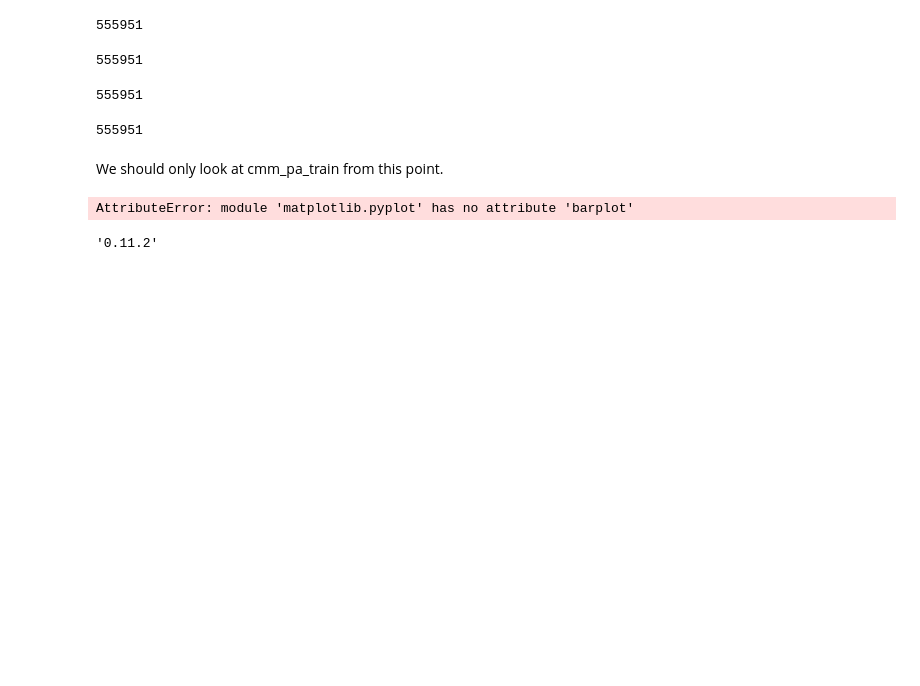
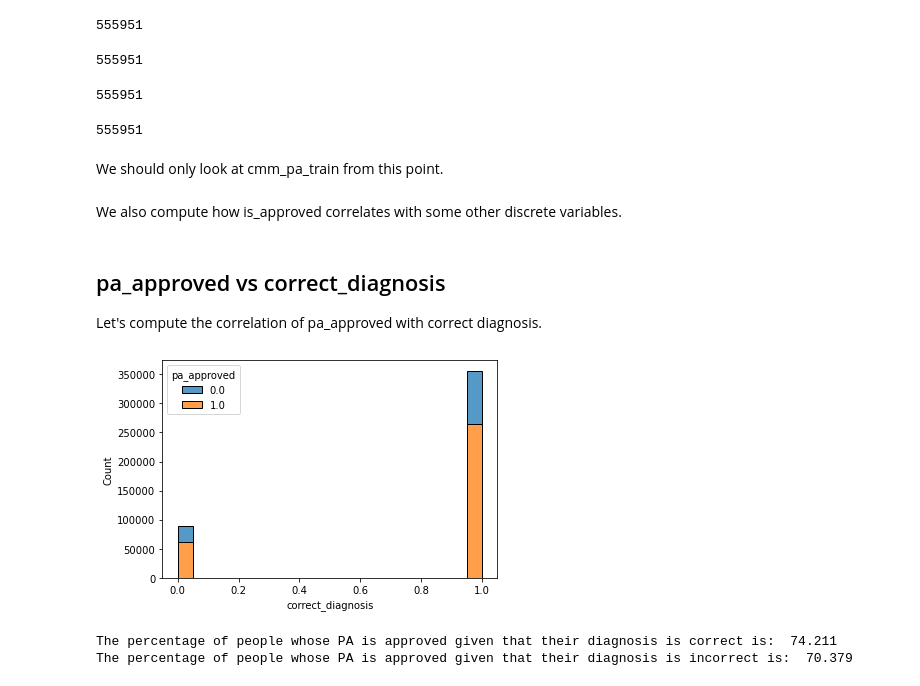
Before and after one commit to sanalsprasad/ErdosProject, a Jupyter notebook: Data_clearing.ipynb, the cells around one changed output. Drawn from its saved outputs; the diff is of its cells as text; code cells hidden in the pictures; blank space fills up the shorter version.

Commit message:
Added pa_approved vs other discrete features

```diff
--- a/Data_clearing.ipynb
+++ b/Data_clearing.ipynb
@@ -65,3 +65,8 @@ cmm_pa_train, cmm_pa_test = train_test_split(cmm_pa, test_size = 0.2,
                                             stratify = cmm_pa.pa_approved)
 # %% [markdown]
 We should only look at cmm_pa_train from this point.
+# %% [markdown]
+We also compute how is_approved correlates with some other discrete variables.
+# %% [markdown]
+## pa_approved vs correct_diagnosis
+Let's compute the correlation of pa_approved with correct diagnosis.
@@ -68,9 +79,15 @@ We should only look at cmm_pa_train from this point.
 # %%
-plt.barplot(cmm_pa_train.correct_diagnosis)
+plt.figure()
+sns.histplot(cmm_pa_train, x='correct_diagnosis', hue = 'pa_approved',multiple = 'stack')
 plt.show()
 # %% [output]
-AttributeError: module 'matplotlib.pyplot' has no attribute 'barplot'
+[figure, added]
-# %%
-sns.__version__
-# %% [output]
-'0.11.2'
+# %%
+print("The percentage of people whose PA is approved given that their diagnosis is correct is: "
+      , percentage_given(cmm_pa_train,'pa_approved',1,'correct_diagnosis',1))
+
+print("The percentage of people whose PA is approved given that their diagnosis is incorrect is: "
+      , percentage_given(cmm_pa_train,'pa_approved',1,'correct_diagnosis',0))
+# %% [output]
+The percentage of people whose PA is approved given that their diagnosis is correct is:  74.211
+The percentage of people whose PA is approved given that their diagnosis is incorrect is:  70.379
```
Also changed, not shown: parts of 13 cells of this notebook.
